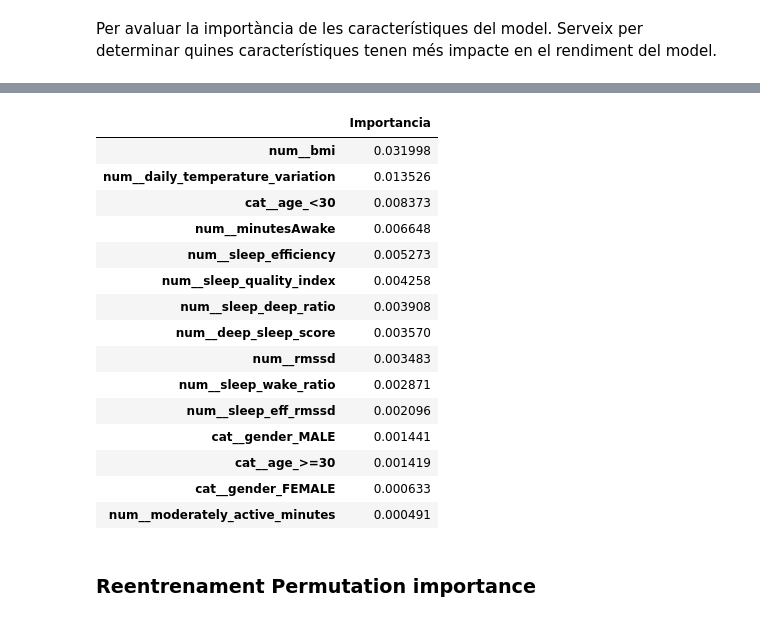
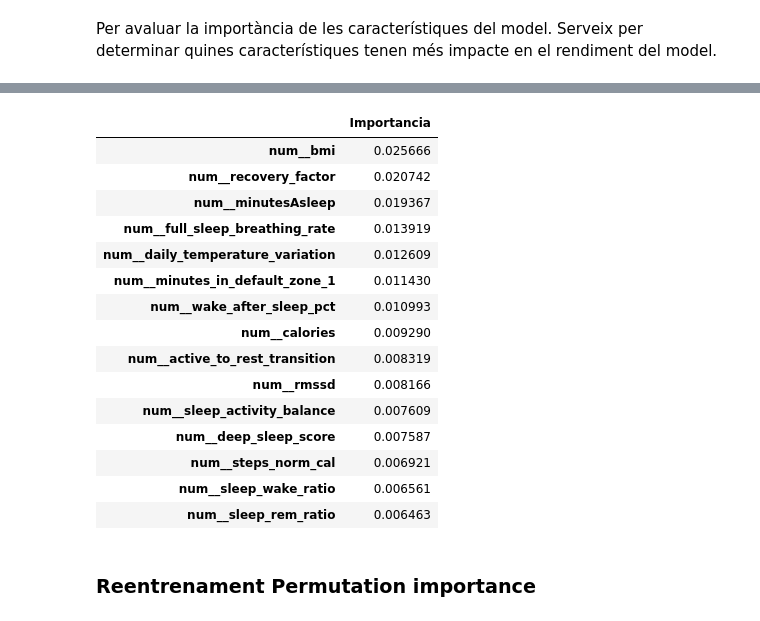
Before and after one commit to RogerDuran808/AI-Health-Assistant, a Jupyter notebook: notebooks/03_LifeSnaps_Training_Experiments.ipynb, the cells around one changed output, grey strips where cells are left out. Saved outputs shown, nothing was run; the diff lists cells and outputs as text; code cells hidden in the pictures.

```diff
--- a/notebooks/03_LifeSnaps_Training_Experiments.ipynb
+++ b/notebooks/03_LifeSnaps_Training_Experiments.ipynb
@@ -467,13 +387,12 @@ from sklearn.inspection import permutation_importance
 import matplotlib.pyplot as plt
 
 # Train the random forest model
-rf_name = 'RandomForest'
+rf_name = 'BalancedRandomForest'
 clf_rf, param_grid_rf = get_classifier_config(rf_name)
 
 # Create a new pipeline that includes the preprocessor
 pipe = ImbPipeline([
     ("preprocessor", preprocessor),
-    ("balance", balance_method),
     ("classifier", clf_rf)
 ])
 
@@ -490,50 +409,19 @@ best_est, y_train_pred, train_report, y_test_pred, test_report, best_params, bes
 
 best_rf_model = best_est
 
-# To calculate permutation importance, we need to:
-# 1. Get the preprocessor and classifier from the pipeline
 preprocessor = best_rf_model.named_steps['preprocessor']
 classifier = best_rf_model.named_steps['classifier']
 
-# 2. Transform the test data using the preprocessor
 X_test_transformed = preprocessor.transform(X_test)
 
-# 3. Get feature names after transformation
-if hasattr(preprocessor, 'get_feature_names_out'):
-    feature_names = preprocessor.get_feature_names_out()
-else:
-    # Fallback for older scikit-learn versions
-    numeric_features = X_train.select_dtypes(include=['number']).columns
-    categorical_features = X_train.select_dtypes(include=['object', 'category']).columns
+feature_names = preprocessor.get_feature_names_out()
 
-    # Get numeric feature names
-    numeric_transformer = preprocessor.named_transformers_['num']
-    if hasattr(numeric_transformer, 'get_feature_names_out'):
-        numeric_feature_names = numeric_transformer.get_feature_names_out(numeric_features)
-    else:
-        numeric_feature_names = list(numeric_features)
-
-    # Get categorical feature names
-    categorical_transformer = preprocessor.named_transformers_['cat']
-    if hasattr(categorical_transformer, 'get_feature_names_out'):
-        categorical_feature_names = categorical_transformer.get_feature_names_out(categorical_features)
-    else:
-        ohe = categorical_transformer.named_steps['onehot']
-        categorical_feature_names = ohe.get_feature_names_out(categorical_features)
-
-    feature_names = list(numeric_feature_names) + list(categorical_feature_names)
-
-# 4. Create a new pipeline with just the classifier for permutation importance
-# (since we've already preprocessed the data)
-from sklearn.pipeline import Pipeline
-from sklearn.preprocessing import FunctionTransformer
-
-# Create a simple pipeline with just the classifier
+# pipeline nomes classifier
 final_estimator = Pipeline([
     ('classifier', classifier)
 ])
 
-# 5. Calculate permutation importance using the transformed data
+# Calculem la importància permutativa
 result = permutation_importance(
     final_estimator,
     X_test_transformed,
@@ -543,23 +431,22 @@ result = permutation_importance(
     random_state=42
 )
 
-# 6. Create Series with feature names
+# Creem Series amb els noms de les caracteristiques
 perm_importances = pd.Series(
     result.importances_mean,
     index=feature_names
 ).sort_values(ascending=False)
 
-# Extract Top-10 and Top-15 features
+# Top 10 i 15 features
 perm_top_features = {
     10: perm_importances.head(10).index.tolist(),
     15: perm_importances.head(15).index.tolist()
 }
 
-# Display the top 15 features
 print("\nTop-15 features (Permutation):")
 display(perm_importances.head(15).to_frame("Importancia"))
 
-# Plot the top 15 features
+# Plot
 plt.figure(figsize=(12, 6))
 top15 = perm_importances.head(15)
 bars = plt.barh(top15.index, top15.values)
@@ -590,22 +479,22 @@ weighted avg     0.6088    0.6092    0.6090       458
 
 
 Top-15 features (Permutation):
 |  | Importancia |
-| num__bmi | 0.031998 |
-| num__daily_temperature_variation | 0.013526 |
-| cat__age_<30 | 0.008373 |
-| num__minutesAwake | 0.006648 |
-| num__sleep_efficiency | 0.005273 |
-| num__sleep_quality_index | 0.004258 |
-| num__sleep_deep_ratio | 0.003908 |
-| num__deep_sleep_score | 0.003570 |
-| num__rmssd | 0.003483 |
-| num__sleep_wake_ratio | 0.002871 |
-| num__sleep_eff_rmssd | 0.002096 |
-| cat__gender_MALE | 0.001441 |
-| cat__age_>=30 | 0.001419 |
-| cat__gender_FEMALE | 0.000633 |
-| num__moderately_active_minutes | 0.000491 |
+| num__bmi | 0.025666 |
+| num__recovery_factor | 0.020742 |
+| num__minutesAsleep | 0.019367 |
+| num__full_sleep_breathing_rate | 0.013919 |
+| num__daily_temperature_variation | 0.012609 |
+| num__minutes_in_default_zone_1 | 0.011430 |
+| num__wake_after_sleep_pct | 0.010993 |
+| num__calories | 0.009290 |
+| num__active_to_rest_transition | 0.008319 |
+| num__rmssd | 0.008166 |
+| num__sleep_activity_balance | 0.007609 |
+| num__deep_sleep_score | 0.007587 |
+| num__steps_norm_cal | 0.006921 |
+| num__sleep_wake_ratio | 0.006561 |
+| num__sleep_rem_ratio | 0.006463 |
 # %% [markdown]
 ### Reentrenament Permutation importance
 # %%
```
Also changed, not shown: parts of 11 cells of this notebook, 2 other files.
